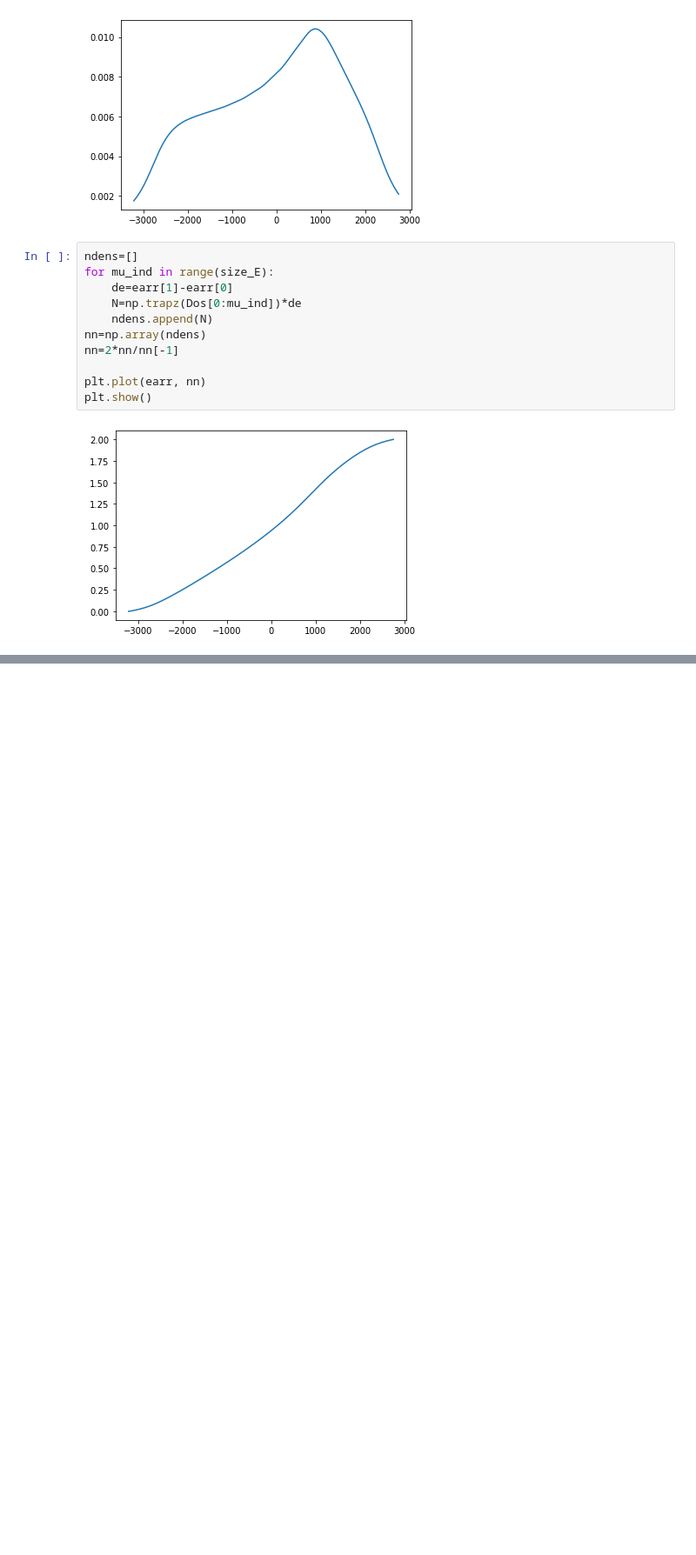
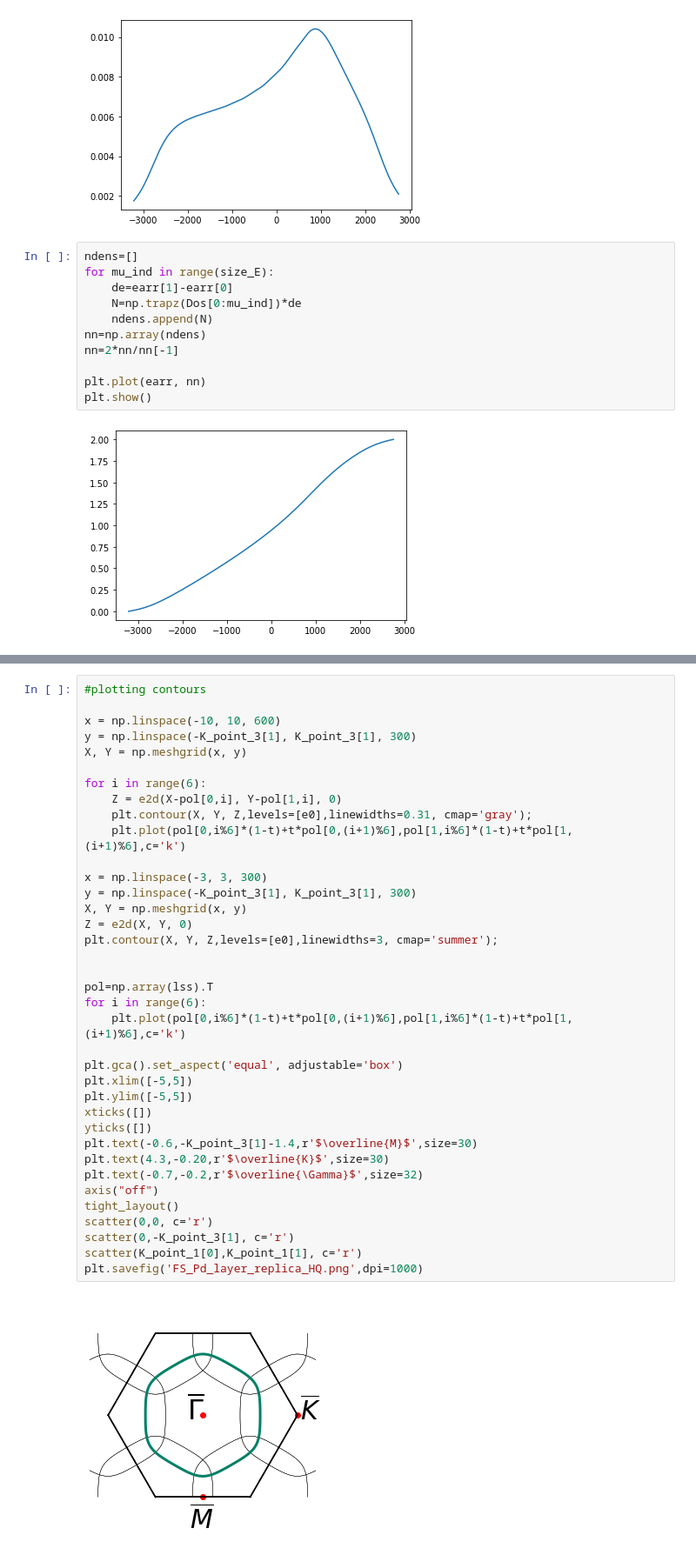
Before and after one commit to MendezV/fermi-surf, a Jupyter notebook: Triangular_lat.ipynb, the cells around one changed output, grey strips where cells are left out. Shown at 87% size. Drawn from its saved outputs; the diff is of its cells as text; blank space fills up the shorter version.

```diff
--- a/Triangular_lat.ipynb
+++ b/Triangular_lat.ipynb
@@ -527,0 +532,39 @@ plt.savefig('FS_Pd_layer.png')
+# %%
+#plotting contours
+
+x = np.linspace(-10, 10, 600)
+y = np.linspace(-K_point_3[1], K_point_3[1], 300)
+X, Y = np.meshgrid(x, y)
+
+for i in range(6):
+    Z = e2d(X-pol[0,i], Y-pol[1,i], 0)
+    plt.contour(X, Y, Z,levels=[e0],linewidths=0.31, cmap='gray');
+    plt.plot(pol[0,i%6]*(1-t)+t*pol[0,(i+1)%6],pol[1,i%6]*(1-t)+t*pol[1,(i+1)%6],c='k')
+
+x = np.linspace(-3, 3, 300)
+y = np.linspace(-K_point_3[1], K_point_3[1], 300)
+X, Y = np.meshgrid(x, y)
+Z = e2d(X, Y, 0)
+plt.contour(X, Y, Z,levels=[e0],linewidths=3, cmap='summer');
+
+
+pol=np.array(lss).T
+for i in range(6):
+    plt.plot(pol[0,i%6]*(1-t)+t*pol[0,(i+1)%6],pol[1,i%6]*(1-t)+t*pol[1,(i+1)%6],c='k')
+
+plt.gca().set_aspect('equal', adjustable='box')
+plt.xlim([-5,5])
+plt.ylim([-5,5])
+xticks([])
+yticks([])
+plt.text(-0.6,-K_point_3[1]-1.4,r'$\overline{M}$',size=30)
+plt.text(4.3,-0.20,r'$\overline{K}$',size=30)
+plt.text(-0.7,-0.2,r'$\overline{\Gamma}$',size=32)
+axis("off")
+tight_layout()
+scatter(0,0, c='r')
+scatter(0,-K_point_3[1], c='r')
+scatter(K_point_1[0],K_point_1[1], c='r')
+plt.savefig('FS_Pd_layer_replica_HQ.png',dpi=1000)
+# %% [output]
+[figure, added]
```
Also changed, not shown: parts of 4 cells of this notebook, 8 other files.
